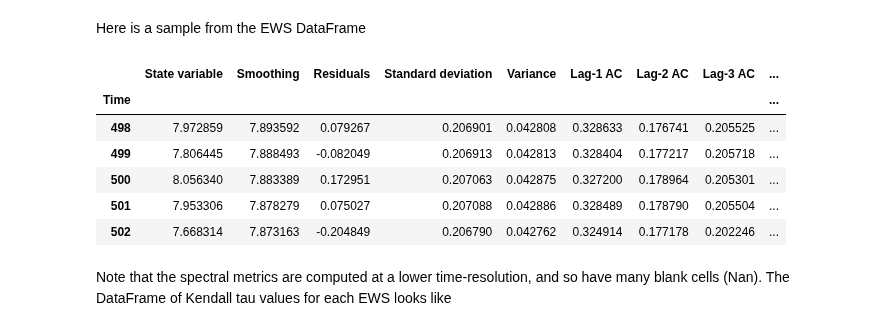
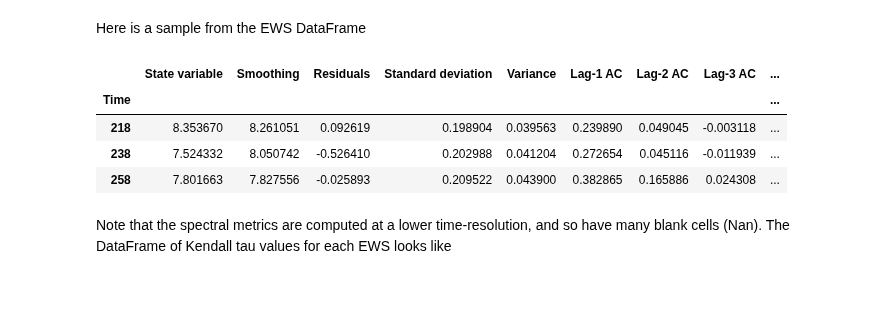
Before and after one commit to ThomasMBury/ewstools, a Jupyter notebook: tutorials/demo_ews_fold.ipynb, the cells around one changed output. Cells and saved outputs as stored; diff of their text form; code cells hidden in the pictures; blank space fills up the shorter version.

```diff
--- a/tutorials/demo_ews_fold.ipynb
+++ b/tutorials/demo_ews_fold.ipynb
@@ -150,16 +156,14 @@ df_pspec = ews_dic['Power spectrum']
 df_ktau = ews_dic['Kendall tau']
 # %% [markdown]
 Here is a sample from the EWS DataFrame
-# %%
-df_ews.iloc[498:503]
-# %% [output]
-|  | State variable | Smoothing | Residuals | Standard deviation | Variance | Lag-1 AC | Lag-2 AC | Lag-3 AC | ... |
-| Time |  |  |  |  |  |  |  |  | ... |
-| 498 | 7.972859 | 7.893592 | 0.079267 | 0.206901 | 0.042808 | 0.328633 | 0.176741 | 0.205525 | ... |
-| 499 | 7.806445 | 7.888493 | -0.082049 | 0.206913 | 0.042813 | 0.328404 | 0.177217 | 0.205718 | ... |
-| 500 | 8.056340 | 7.883389 | 0.172951 | 0.207063 | 0.042875 | 0.327200 | 0.178964 | 0.205301 | ... |
-| 501 | 7.953306 | 7.878279 | 0.075027 | 0.207088 | 0.042886 | 0.328489 | 0.178790 | 0.205504 | ... |
-| 502 | 7.668314 | 7.873163 | -0.204849 | 0.206790 | 0.042762 | 0.324914 | 0.177178 | 0.202246 | ... |
+# %%
+df_ews.dropna().head(3)
+# %% [output]
+|  | State variable | Smoothing | Residuals | Standard deviation | Variance | Lag-1 AC | Lag-2 AC | Lag-3 AC | ... |
+| Time |  |  |  |  |  |  |  |  | ... |
+| 218 | 8.353670 | 8.261051 | 0.092619 | 0.198904 | 0.039563 | 0.239890 | 0.049045 | -0.003118 | ... |
+| 238 | 7.524332 | 8.050742 | -0.526410 | 0.202988 | 0.041204 | 0.272654 | 0.045116 | -0.011939 | ... |
+| 258 | 7.801663 | 7.827556 | -0.025893 | 0.209522 | 0.043900 | 0.382865 | 0.165886 | 0.024308 | ... |
 # %% [markdown]
 Note that the spectral metrics are computed at a lower time-resolution, and so have many blank cells (Nan). The DataFrame of Kendall tau values for each EWS looks like
 # %%
```
Also changed, not shown: parts of 9 cells of this notebook, 5 other files.
